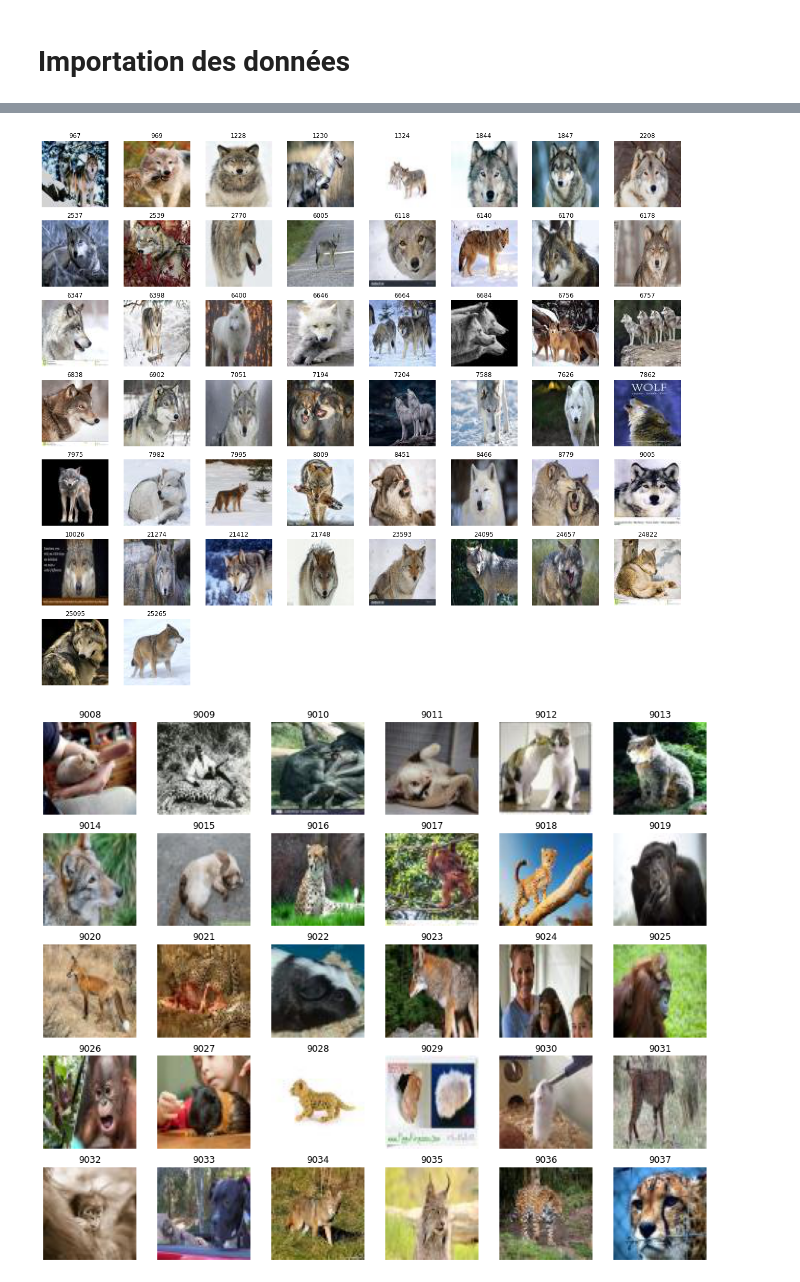
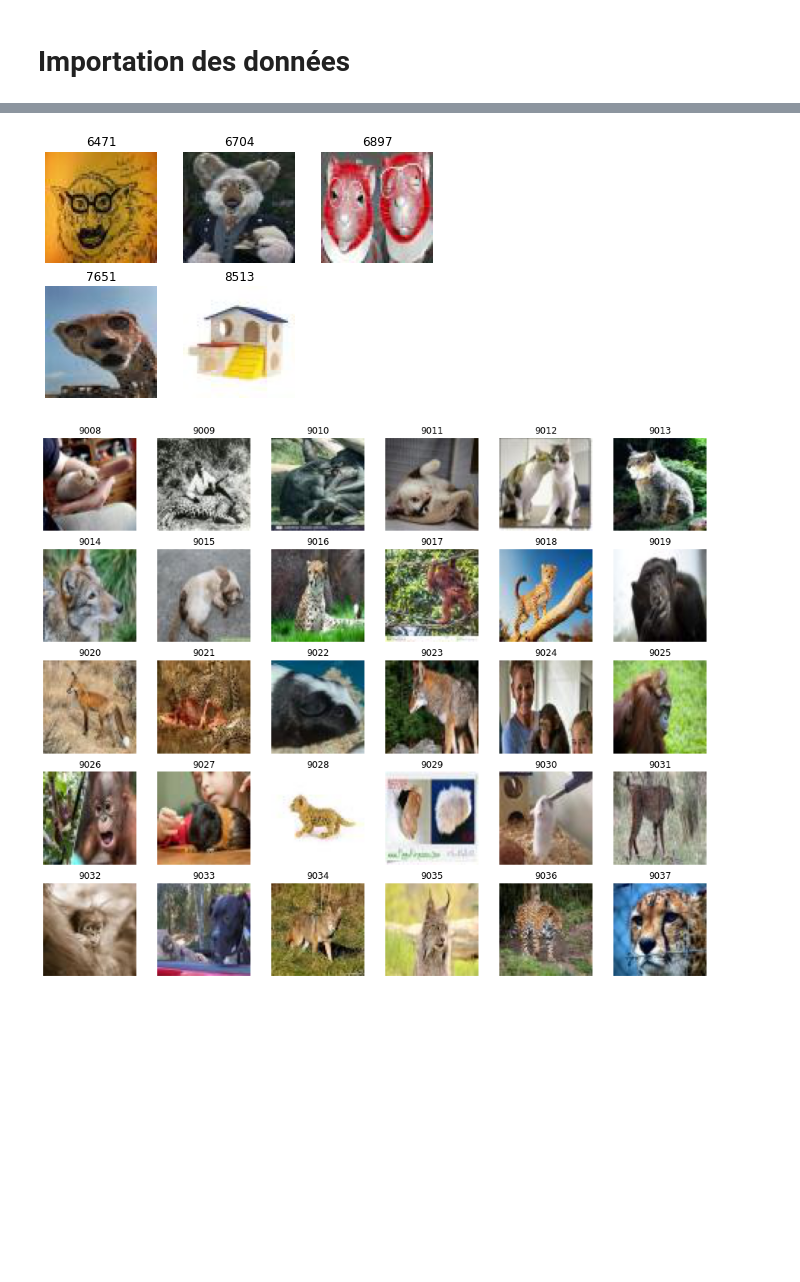
Before and after one commit to thibaultroux1/segmentation-deep-learning-project, a Jupyter notebook: Projet_IAM_2021.ipynb, the cells around one changed output, grey strips where cells are left out. Saved outputs shown, nothing was run; the diff lists cells and outputs as text; code cells hidden in the pictures; blank space fills up the shorter version.

```diff
--- a/Projet_IAM_2021.ipynb
+++ b/Projet_IAM_2021.ipynb
@@ -56,7 +56,7 @@ plt.show()
 # %%
-afficher_txt("imagestolabel/loup.txt",x)
+afficher_txt("imagestolabel/bizarre.txt",x)
 # %% [output]
-[figure, old version]
+[figure, new version]
 # %%
 i = 6001
 # %%
```
Also changed, not shown: parts of 3 cells of this notebook, 1 other file.
